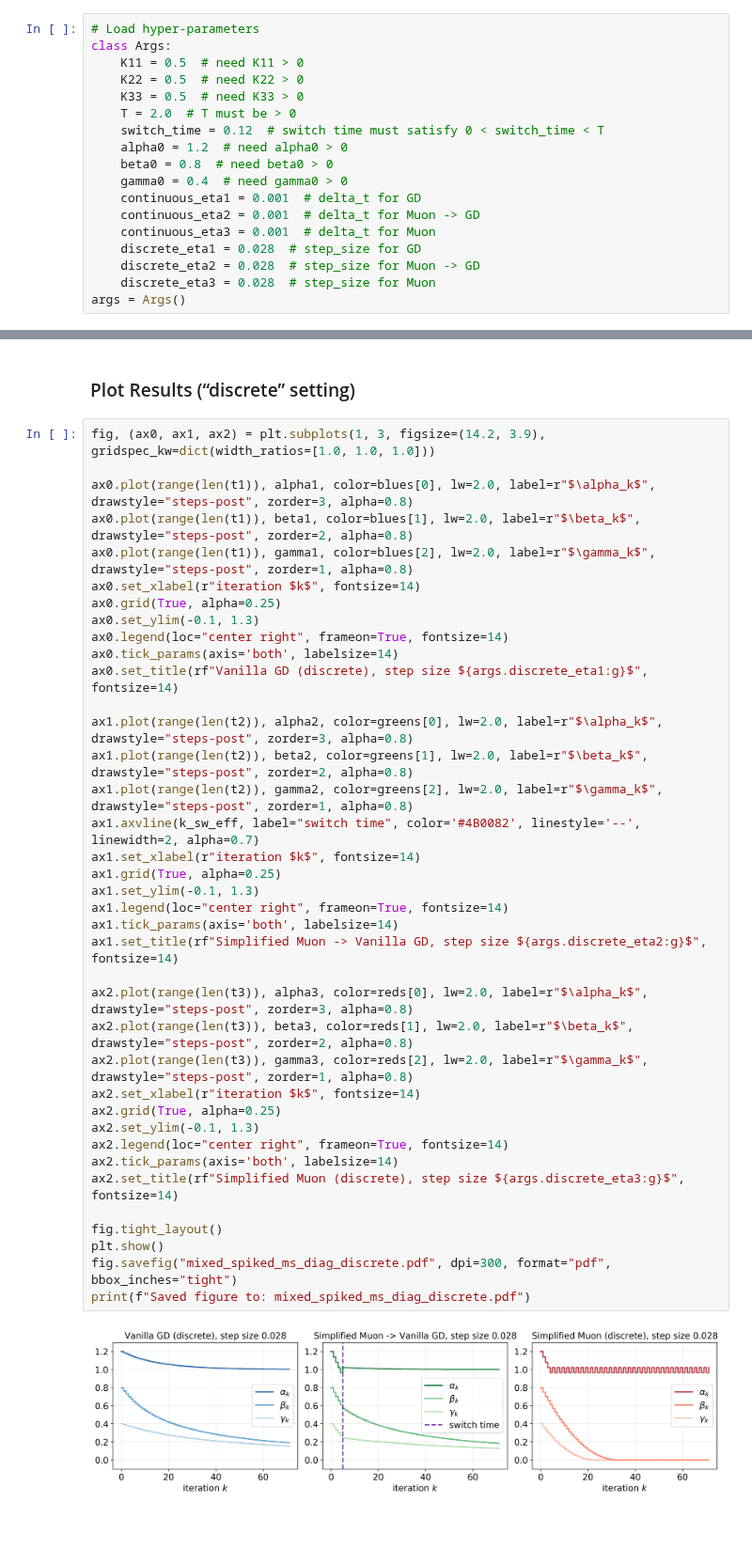
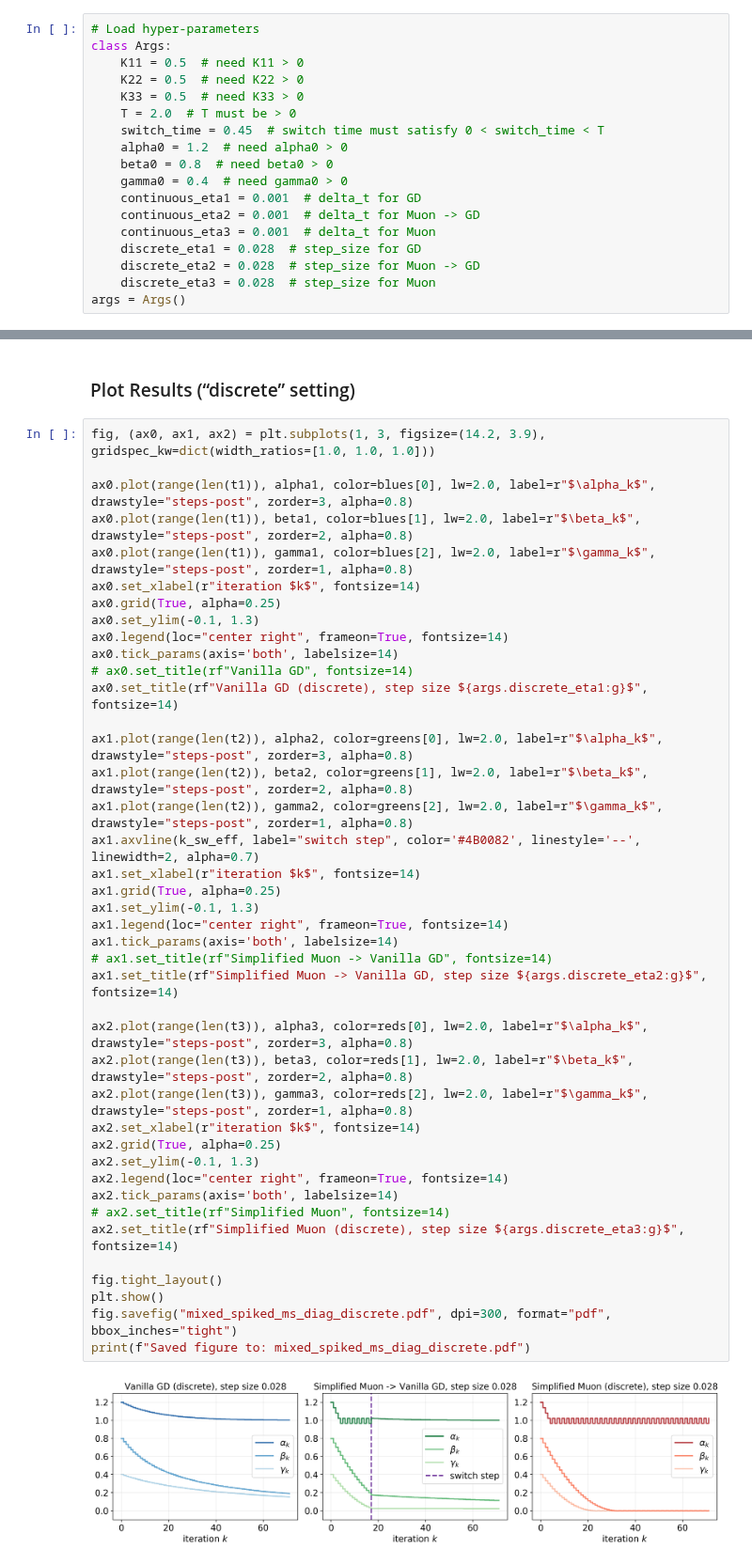
Before and after one commit to MOFA-LAB/River-Valley-Muon, a Jupyter notebook: Matrix Experiments/mixed_spiked_ms_diag_case.ipynb, the cells around one changed output, grey strips where cells are left out. Shown at 94% size. Drawn from its saved outputs; the diff is of its cells as text; blank space fills up the shorter version.

```diff
--- a/Matrix Experiments/mixed_spiked_ms_diag_case.ipynb
+++ b/Matrix Experiments/mixed_spiked_ms_diag_case.ipynb
@@ -70,7 +65,7 @@ class Args:
     K22 = 0.5  # need K22 > 0
     K33 = 0.5  # need K33 > 0
     T = 2.0  # T must be > 0
-    switch_time = 0.12  # switch time must satisfy 0 < switch_time < T
+    switch_time = 0.45  # switch time must satisfy 0 < switch_time < T
     alpha0 = 1.2  # need alpha0 > 0
     beta0 = 0.8  # need beta0 > 0
     gamma0 = 0.4  # need gamma0 > 0
@@ -484,33 +479,36 @@ ax0.grid(True, alpha=0.25)
 ax0.set_ylim(-0.1, 1.3)
 ax0.legend(loc="center right", frameon=True, fontsize=14)
 ax0.tick_params(axis='both', labelsize=14)
+# ax0.set_title(rf"Vanilla GD", fontsize=14)
 ax0.set_title(rf"Vanilla GD (discrete), step size ${args.discrete_eta1:g}$", fontsize=14)
 
 ax1.plot(range(len(t2)), alpha2, color=greens[0], lw=2.0, label=r"$\alpha_k$", drawstyle="steps-post", zorder=3, alpha=0.8)
 ax1.plot(range(len(t2)), beta2, color=greens[1], lw=2.0, label=r"$\beta_k$",  drawstyle="steps-post", zorder=2, alpha=0.8)
 ax1.plot(range(len(t2)), gamma2, color=greens[2], lw=2.0, label=r"$\gamma_k$", drawstyle="steps-post", zorder=1, alpha=0.8)
-ax1.axvline(k_sw_eff, label="switch time", color='#4B0082', linestyle='--', linewidth=2, alpha=0.7)
+ax1.axvline(k_sw_eff, label="switch step", color='#4B0082', linestyle='--', linewidth=2, alpha=0.7)
 ax1.set_xlabel(r"iteration $k$", fontsize=14)
 ax1.grid(True, alpha=0.25)
 ax1.set_ylim(-0.1, 1.3)
 ax1.legend(loc="center right", frameon=True, fontsize=14)
 ax1.tick_params(axis='both', labelsize=14)
+# ax1.set_title(rf"Simplified Muon -> Vanilla GD", fontsize=14)
 ax1.set_title(rf"Simplified Muon -> Vanilla GD, step size ${args.discrete_eta2:g}$", fontsize=14)
 
 ax2.plot(range(len(t3)), alpha3, color=reds[0], lw=2.0, label=r"$\alpha_k$", drawstyle="steps-post", zorder=3, alpha=0.8)
 ax2.plot(range(len(t3)), beta3, color=reds[1], lw=2.0, label=r"$\beta_k$",  drawstyle="steps-post", zorder=2, alpha=0.8)
 ax2.plot(range(len(t3)), gamma3, color=reds[2], lw=2.0, label=r"$\gamma_k$", drawstyle="steps-post", zorder=1, alpha=0.8)
 ax2.set_xlabel(r"iteration $k$", fontsize=14)
 ax2.grid(True, alpha=0.25)
 ax2.set_ylim(-0.1, 1.3)
 ax2.legend(loc="center right", frameon=True, fontsize=14)
 ax2.tick_params(axis='both', labelsize=14)
+# ax2.set_title(rf"Simplified Muon", fontsize=14)
 ax2.set_title(rf"Simplified Muon (discrete), step size ${args.discrete_eta3:g}$", fontsize=14)
 
 fig.tight_layout()
 plt.show()
 fig.savefig("mixed_spiked_ms_diag_discrete.pdf", dpi=300, format="pdf", bbox_inches="tight")
 print(f"Saved figure to: mixed_spiked_ms_diag_discrete.pdf")
 # %% [output]
-[figure, old version]
+[figure, new version]
 Saved figure to: mixed_spiked_ms_diag_discrete.pdf
```
Also changed, not shown: parts of 2 cells of this notebook, 4 other files.
